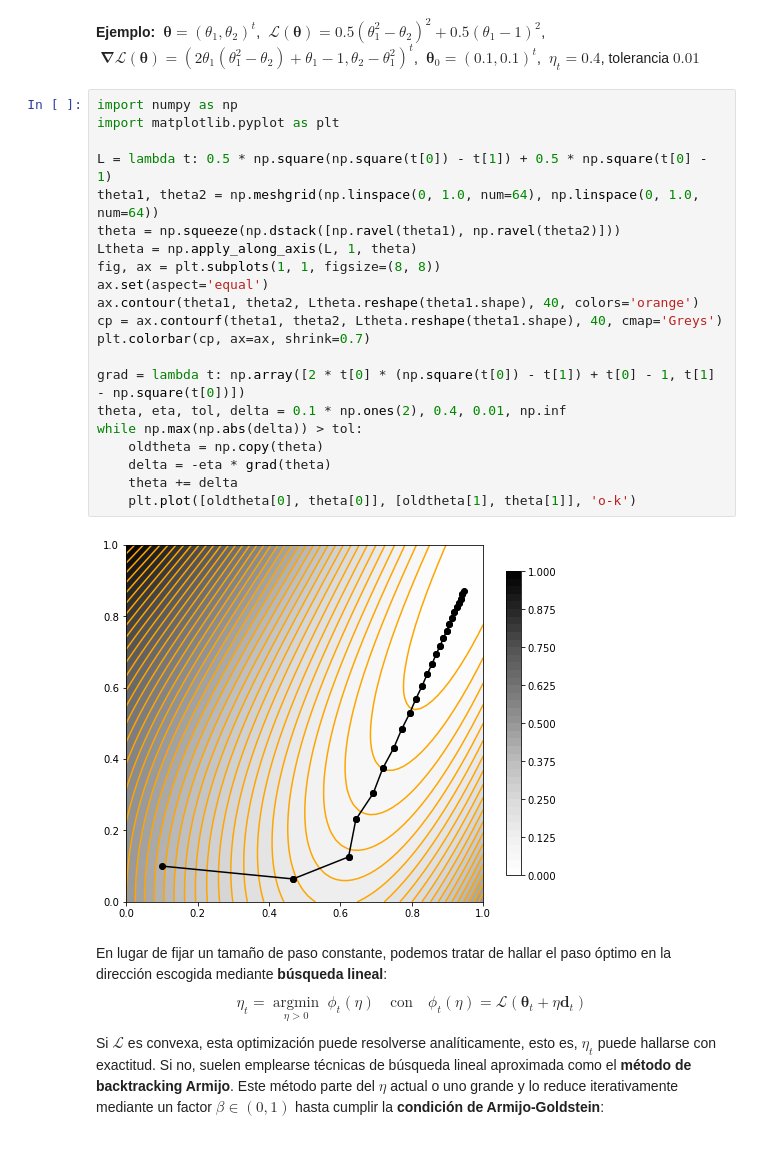
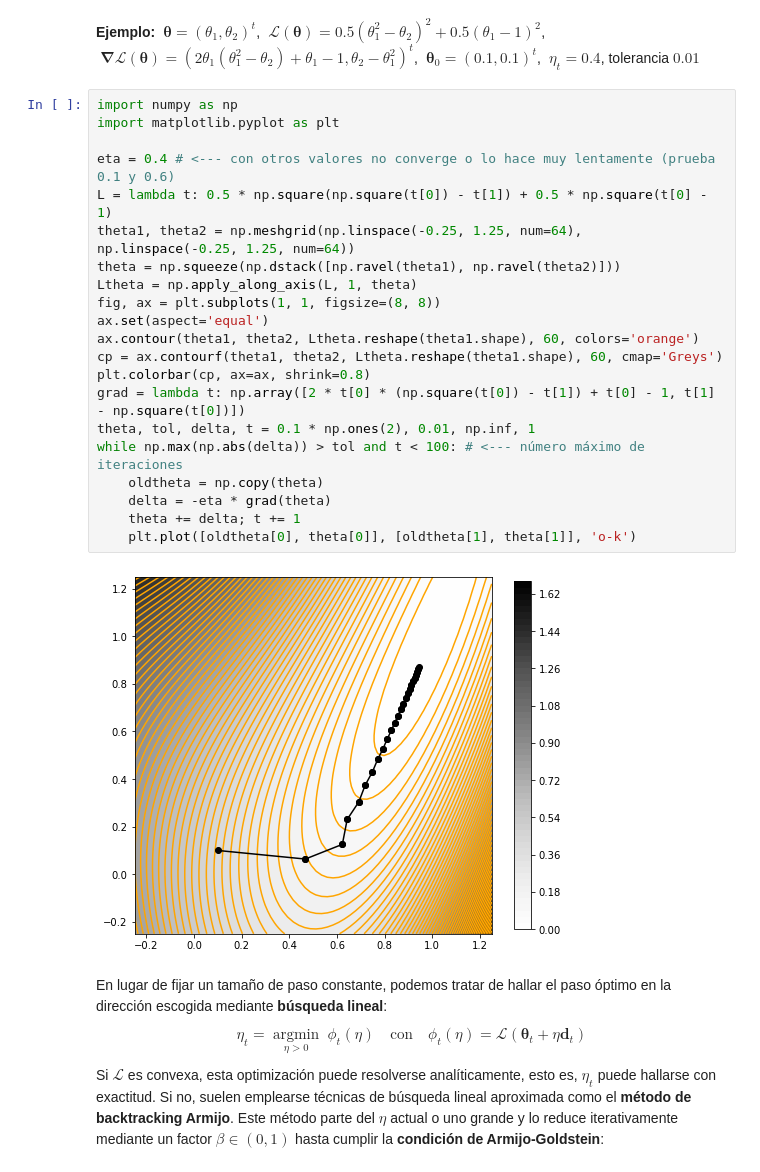
Before and after one commit to AlfonsJ/2024_07_31_PER2324, a Jupyter notebook: 02_fun/2.15 Métodos de primer orden.ipynb, the cells around one changed output. Drawn from its saved outputs; the diff is of its cells as text.

```diff
--- a/02_fun/2.15 Métodos de primer orden.ipynb
+++ b/02_fun/2.15 Métodos de primer orden.ipynb
@@ -51,26 +37,26 @@ La opción más simple consiste en escoge un tamaño de paso constante, $\eta_t=
 # %%
 import numpy as np
 import matplotlib.pyplot as plt
 
+eta = 0.4 # <--- con otros valores no converge o lo hace muy lentamente (prueba 0.1 y 0.6)
 L = lambda t: 0.5 * np.square(np.square(t[0]) - t[1]) + 0.5 * np.square(t[0] - 1)
-theta1, theta2 = np.meshgrid(np.linspace(0, 1.0, num=64), np.linspace(0, 1.0, num=64))
+theta1, theta2 = np.meshgrid(np.linspace(-0.25, 1.25, num=64), np.linspace(-0.25, 1.25, num=64))
 theta = np.squeeze(np.dstack([np.ravel(theta1), np.ravel(theta2)]))
 Ltheta = np.apply_along_axis(L, 1, theta)
 fig, ax = plt.subplots(1, 1, figsize=(8, 8))
 ax.set(aspect='equal')
-ax.contour(theta1, theta2, Ltheta.reshape(theta1.shape), 40, colors='orange')
-cp = ax.contourf(theta1, theta2, Ltheta.reshape(theta1.shape), 40, cmap='Greys')
-plt.colorbar(cp, ax=ax, shrink=0.7)
-
+ax.contour(theta1, theta2, Ltheta.reshape(theta1.shape), 60, colors='orange')
+cp = ax.contourf(theta1, theta2, Ltheta.reshape(theta1.shape), 60, cmap='Greys')
+plt.colorbar(cp, ax=ax, shrink=0.8)
 grad = lambda t: np.array([2 * t[0] * (np.square(t[0]) - t[1]) + t[0] - 1, t[1] - np.square(t[0])])
-theta, eta, tol, delta = 0.1 * np.ones(2), 0.4, 0.01, np.inf
-while np.max(np.abs(delta)) > tol:
+theta, tol, delta, t = 0.1 * np.ones(2), 0.01, np.inf, 1
+while np.max(np.abs(delta)) > tol and t < 100: # <--- número máximo de iteraciones
     oldtheta = np.copy(theta)
     delta = -eta * grad(theta)
-    theta += delta
+    theta += delta; t += 1
     plt.plot([oldtheta[0], theta[0]], [oldtheta[1], theta[1]], 'o-k')
 # %% [output]
-[figure, old version]
+[figure, new version]
 # %% [markdown]
 En lugar de fijar un tamaño de paso constante, podemos tratar de hallar el paso óptimo en la dirección escogida mediante **búsqueda lineal**:
 $$\eta_t=\operatorname*{argmin}\limits_{\eta>0}\;\phi_t(\eta)%
```
Also changed, not shown: parts of 1 cell of this notebook.
